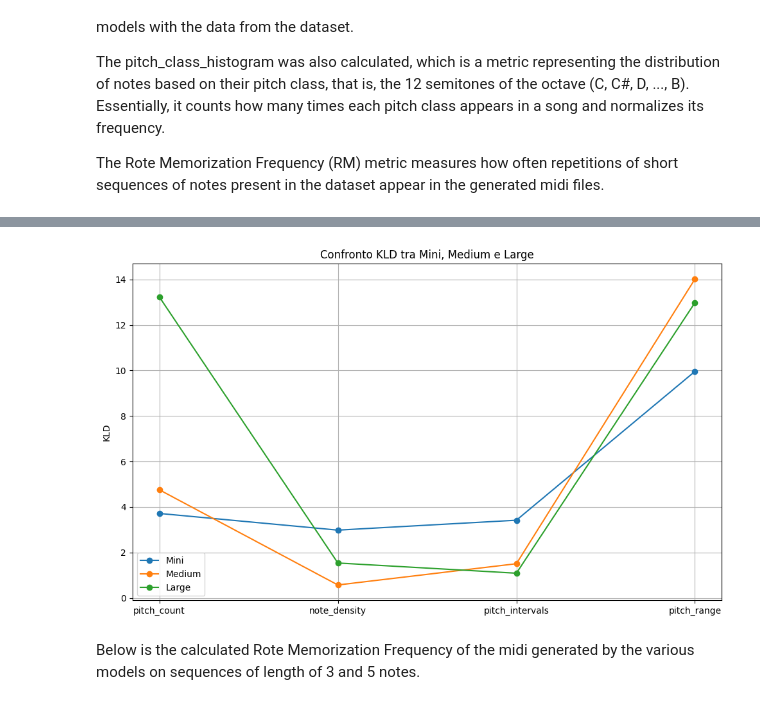
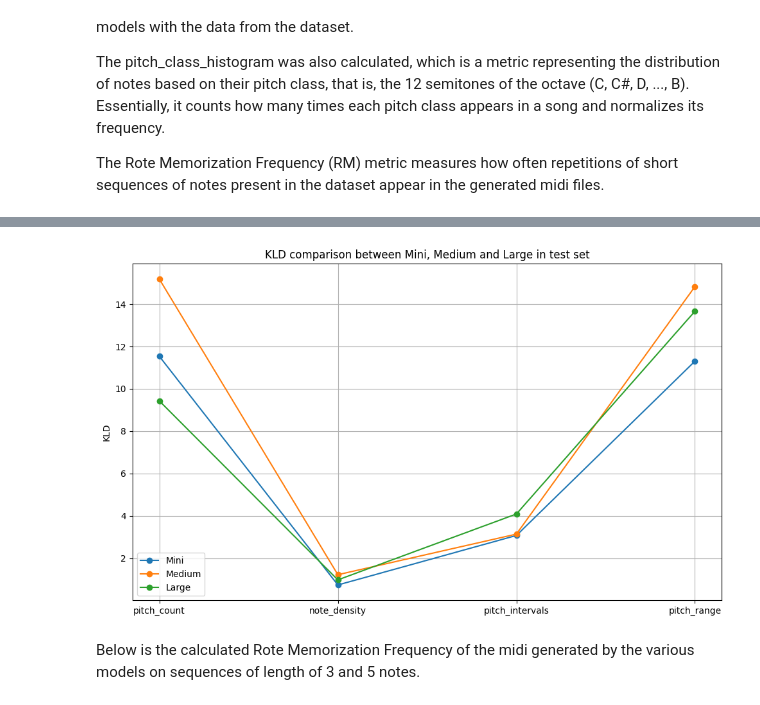
Before and after one commit to DanielCapannini/MusicGAN, a Jupyter notebook: MusicGAN22_11_33.ipynb, the cells around one changed output, grey strips where cells are left out. Drawn from its saved outputs; the diff is of its cells as text; code cells hidden in the pictures.

```diff
--- a/MusicGAN22_11_33.ipynb
+++ b/MusicGAN22_11_33.ipynb
@@ -1290,8 +1290,8 @@ def pitch_class_histogram(notes):
         histogram[pc] += 1
     return histogram
 
-def duration_sec_midi(file_path)
-    duration = extract_notes_from_midi(file_path)
+def duration_sec_midi(file_path):
+    _, duration = extract_notes_from_midi(file_path)
     return duration
 
 def extract_notes_from_midi(file_path):
@@ -1645,22 +1621,22 @@ pitch_range: KLD = 12.9819
 # %%
-metrics = list(results_mini_kld.keys())
-values_mini = list(results_mini_kld.values())
-values_medium = list(results_medium_kld.values())
-values_large = list(results_large_kld.values())
+metrics = list(results_mini_kld_test.keys())
+values_mini = list(results_mini_kld_test.values())
+values_medium = list(results_medium_kld_test.values())
+values_large = list(results_large_kld_test.values())
 
 plt.figure(figsize=(10,6))
 plt.plot(metrics, values_mini, marker="o", label="Mini")
 plt.plot(metrics, values_medium, marker="o", label="Medium")
 plt.plot(metrics, values_large, marker="o", label="Large")
 
 plt.ylabel("KLD")
 plt.title("KLD comparison between Mini, Medium and Large in test set")
 plt.legend()
 plt.grid(True)
 plt.tight_layout()
 plt.show()
 # %% [output]
-[figure, old version]
+[figure, new version]
 # %% [markdown]
 Below is the calculated Rote Memorization Frequency of the midi generated by the various models on sequences of length of 3 and 5 notes.
 # %%
```
Also changed, not shown: parts of 6 cells of this notebook.
